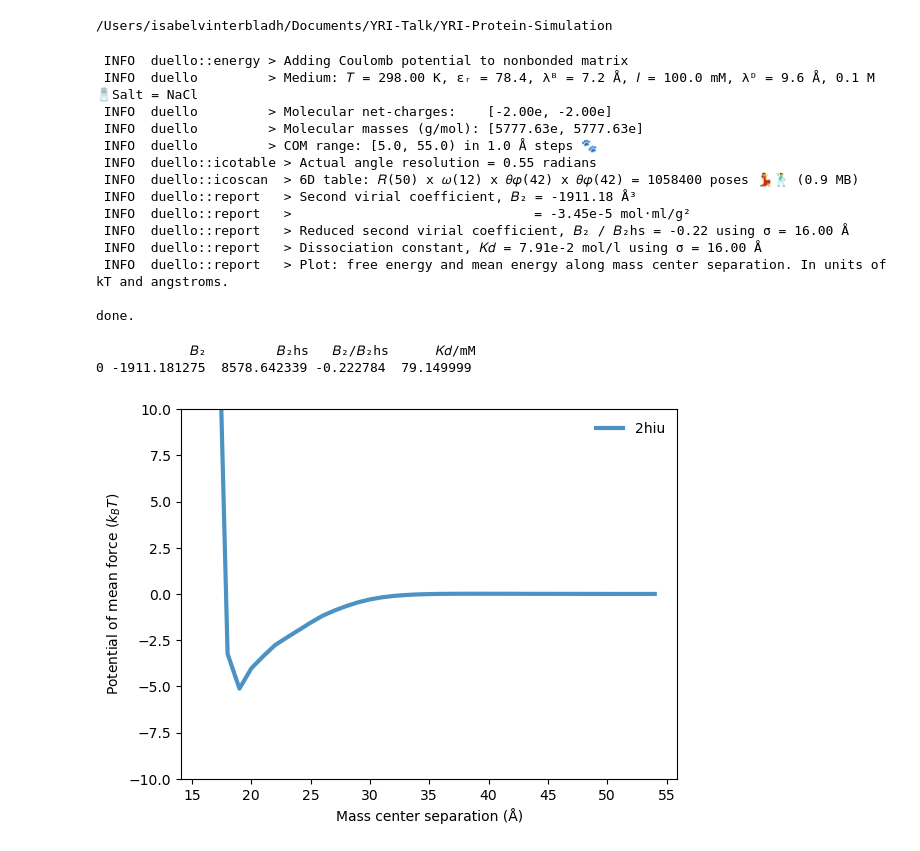
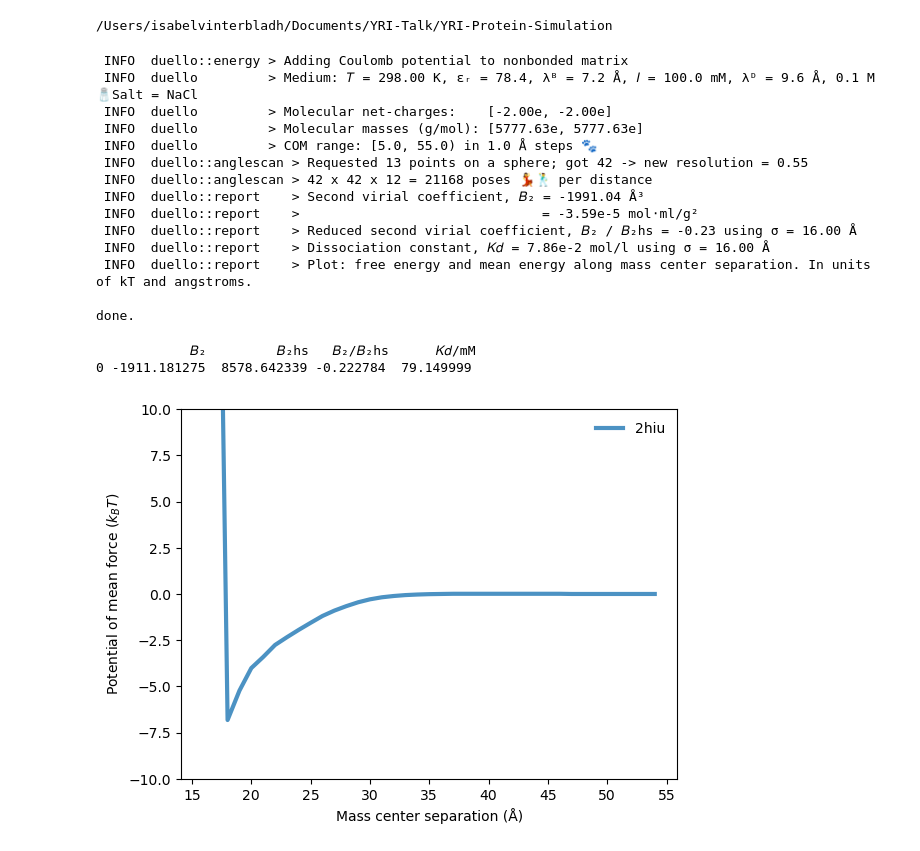
Before and after one commit to IVinterbladh/YRI-Protein-Simulation, a Jupyter notebook: Simulation_of_PP_interactions.ipynb, the cells around one changed output. Drawn from its saved outputs; the diff is of its cells as text; code cells hidden in the pictures.

Commit message:
fixed duello pip

```diff
--- a/Simulation_of_PP_interactions.ipynb
+++ b/Simulation_of_PP_interactions.ipynb
@@ -226,7 +225,8 @@ dr = "1.0"                                  # The distance between each bin in t
 /Users/isabelvinterbladh/Documents/YRI-Talk/YRI-Protein-Simulation
 # %%
 ### Command for the duello scan calculation
-command = f"/Users/isabelvinterbladh/Documents/YRI-Talk/rust/duello/target/release/duello scan \
+
+command = f"duello scan \
 --mol1 {xyz_file} \
 --mol2 {xyz_file} \
 --rmin {rmin} --rmax {rmax} --dr {dr} \
@@ -250,13 +250,13 @@ print("done.")
  INFO  duello         > Molecular net-charges:    [-2.00e, -2.00e]
  INFO  duello         > Molecular masses (g/mol): [5777.63e, 5777.63e]
  INFO  duello         > COM range: [5.0, 55.0) in 1.0 Å steps 🐾
- INFO  duello::icotable > Actual angle resolution = 0.55 radians
- INFO  duello::icoscan  > 6D table: 𝑅(50) x 𝜔(12) x 𝜃𝜑(42) x 𝜃𝜑(42) = 1058400 poses 💃🕺 (0.9 MB)
- INFO  duello::report   > Second virial coefficient, 𝐵₂ = -1911.18 Å³
- INFO  duello::report   >                               = -3.45e-5 mol⋅ml/g²
- INFO  duello::report   > Reduced second virial coefficient, 𝐵₂ / 𝐵₂hs = -0.22 using σ = 16.00 Å
- INFO  duello::report   > Dissociation constant, 𝐾𝑑 = 7.91e-2 mol/l using σ = 16.00 Å
- INFO  duello::report   > Plot: free energy and mean energy along mass center separation. In units of kT and angstroms.
+ INFO  duello::anglescan > Requested 13 points on a sphere; got 42 -> new resolution = 0.55
+ INFO  duello::anglescan > 42 x 42 x 12 = 21168 poses 💃🕺 per distance
+ INFO  duello::report    > Second virial coefficient, 𝐵₂ = -1991.04 Å³
+ INFO  duello::report    >                               = -3.59e-5 mol⋅ml/g²
+ INFO  duello::report    > Reduced second virial coefficient, 𝐵₂ / 𝐵₂hs = -0.23 using σ = 16.00 Å
+ INFO  duello::report    > Dissociation constant, 𝐾𝑑 = 7.86e-2 mol/l using σ = 16.00 Å
+ INFO  duello::report    > Plot: free energy and mean energy along mass center separation. In units of kT and angstroms.
 
 done.
 # %%
@@ -286,18 +286,18 @@ def extract(json_file):
 # %%
 ### Extract values from the duello output
 print(extract(f"{name}-pmf.json"))
 
 ### Plotting the PMF - Potential of mean force
 
-r, w, u, c = np.loadtxt(f"{name}-pmf.dat", unpack=True)
+r, w, u = np.loadtxt(f"{name}-pmf.dat", unpack=True)
 plt.plot(r, u, label=f'{name}', lw=3, alpha=0.8)
 plt.legend(loc=0, frameon=False)
 
 plt.ylim(-10, 10)
 plt.xlabel("Mass center separation (Å)")
 plt.ylabel("Potential of mean force ($k_BT$)")
 plt.show()
 # %% [output]
             𝐵₂         𝐵₂hs   𝐵₂/𝐵₂hs      𝐾𝑑/mM
 0 -1911.181275  8578.642339 -0.222784  79.149999
-[figure, old version]
+[figure, new version]
```
Also changed, not shown: parts of 3 cells of this notebook, 6 other files.
